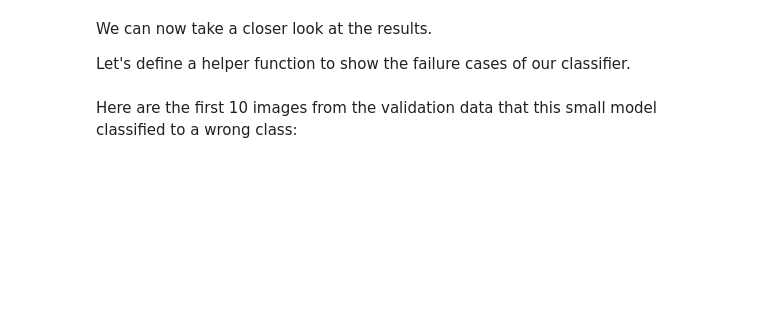
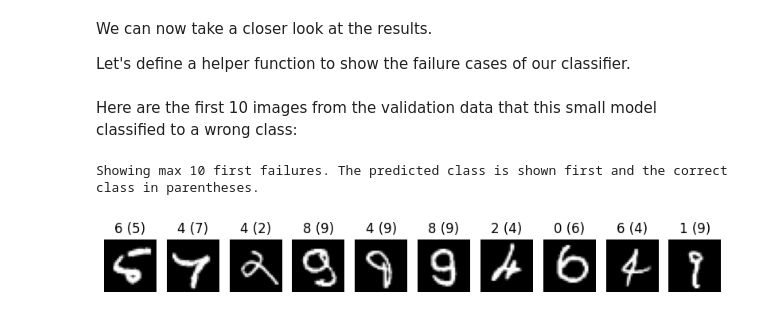
Before and after one commit to felker/mpcs51087-MNIST, a Jupyter notebook: mpcs51087_2024_p3m2.ipynb, the cells around one changed output. Drawn from its saved outputs; the diff is of its cells as text; code cells hidden in the pictures; blank space fills up the shorter version.

```diff
--- a/mpcs51087_2024_p3m2.ipynb
+++ b/mpcs51087_2024_p3m2.ipynb
@@ -297,10 +421,13 @@ def show_failures(model, dataloader, maxtoshow=10):
         if errors[i]:
             plt.subplot(1, maxtoshow, ii+1)
             plt.axis('off')
-            plt.imshow(batch[0][i,0,:,:], cmap="gray")
+            plt.imshow(batch[0][i,:,:].cpu(), cmap="gray")
             plt.title("%d (%d)" % (rounded[i], batch[1][i]))
             ii = ii + 1
 # %% [markdown]
 Here are the first 10 images from the validation data that this small model classified to a wrong class:
 # %%
-show_failures(fnn_model, val_dataloader)
+show_failures(fnn_model, test_dataloader)
+# %% [output]
+Showing max 10 first failures. The predicted class is shown first and the correct class in parentheses.
+[figure, added]
```
Also changed, not shown: parts of 19 cells of this notebook.
